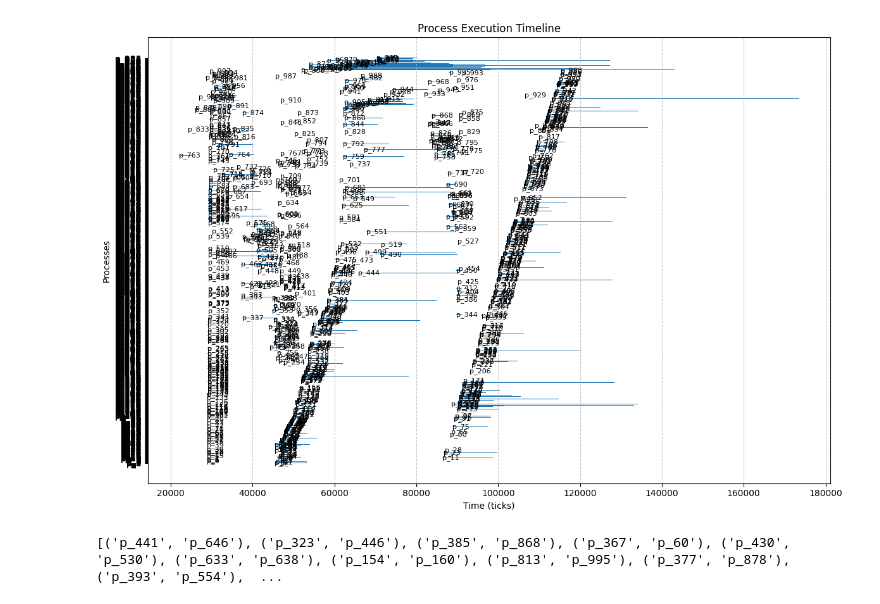
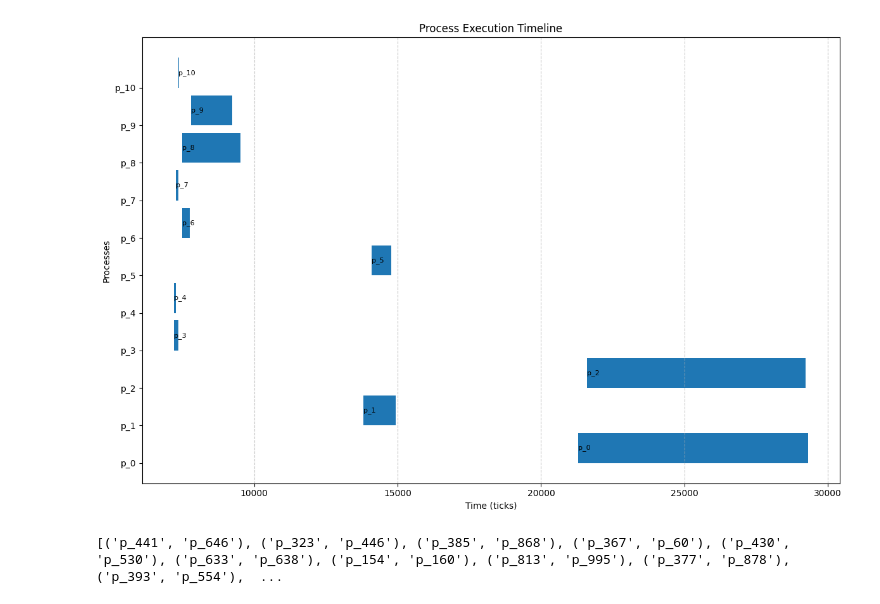
Before and after one commit to johankristianss/carbonsim, a Jupyter notebook: notebooks/Layout.ipynb, the cells around one changed output. Saved outputs shown, nothing was run; the diff lists cells and outputs as text; code cells hidden in the pictures.

```diff
--- a/notebooks/Layout.ipynb
+++ b/notebooks/Layout.ipynb
@@ -24,24 +24,28 @@ processes = [{"name": "p_0", "tick": 45300, "length": 8010, "cluster": "Lulea"},
+
+processes = [{"name": "p_0", "tick": 21300, "length": 8010, "cluster": "Lulea"}, {"name": "p_1", "tick": 13800, "length": 1128, "cluster": "Lulea"}, {"name": "p_2", "tick": 6000, "length": 7630, "cluster": "Lulea"}, {"name": "p_3", "tick": 15000, "length": 165, "cluster": "Lulea"}, {"name": "p_4", "tick": 15171, "length": 61, "cluster": "Lulea"}, {"name": "p_5", "tick": 15300, "length": 669, "cluster": "Lulea"}, {"name": "p_6", "tick": 16200, "length": 255, "cluster": "Lulea"}, {"name": "p_7", "tick": 13636, "length": 81, "cluster": "Lulea"}, {"name": "p_8", "tick": 16500, "length": 2033, "cluster": "Lulea"}, {"name": "p_9", "tick": 18600, "length": 1446, "cluster": "Lulea"}, {"name": "p_10", "tick": 14934, "length": 34, "cluster": "Lulea"}]
+processes = [{"name": "p_0", "tick": 21300, "length": 8010, "cluster": "Lulea"}, {"name": "p_1", "tick": 13800, "length": 1128, "cluster": "Lulea"}, {"name": "p_2", "tick": 21600, "length": 7630, "cluster": "Lulea"}, {"name": "p_3", "tick": 7200, "length": 165, "cluster": "Lulea"}, {"name": "p_4", "tick": 7200, "length": 61, "cluster": "Lulea"}, {"name": "p_5", "tick": 14100, "length": 669, "cluster": "Lulea"}, {"name": "p_6", "tick": 7500, "length": 255, "cluster": "Lulea"}, {"name": "p_7", "tick": 7267, "length": 81, "cluster": "Lulea"}, {"name": "p_8", "tick": 7500, "length": 2033, "cluster": "Lulea"}, {"name": "p_9", "tick": 7800, "length": 1446, "cluster": "Lulea"}, {"name": "p_10", "tick": 7354, "length": 34, "cluster": "Lulea"}]
+
 # Plotting
 fig, ax = plt.subplots(figsize=(12, 8))
 
 for i, process in enumerate(processes):
     start = process["tick"]
     length = process["length"]
     ax.broken_barh([(start, length)], (i, 0.8), facecolors='tab:blue')
     ax.text(start, i + 0.4, process["name"], verticalalignment='center', fontsize=8, color='black')
 
 # Formatting
 ax.set_xlabel("Time (ticks)")
 ax.set_ylabel("Processes")
 ax.set_yticks(range(len(processes)))
 ax.set_yticklabels([p["name"] for p in processes])
 ax.set_title("Process Execution Timeline")
 ax.grid(True, axis='x', linestyle='--', alpha=0.7)
 
 plt.tight_layout()
 plt.show()
 # %% [output]
-[figure, old version]
+[figure, new version]
 # %%
 # Find overlapping processes
 overlapping_processes = []
```
Also changed, not shown: 11 other files.
